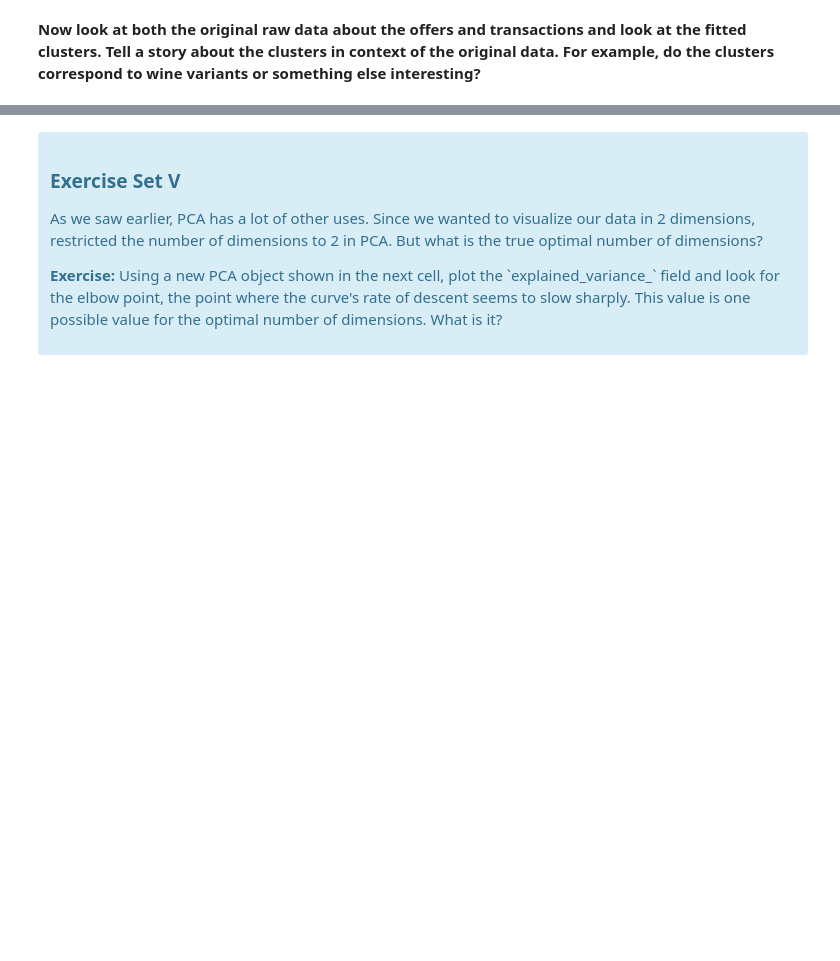
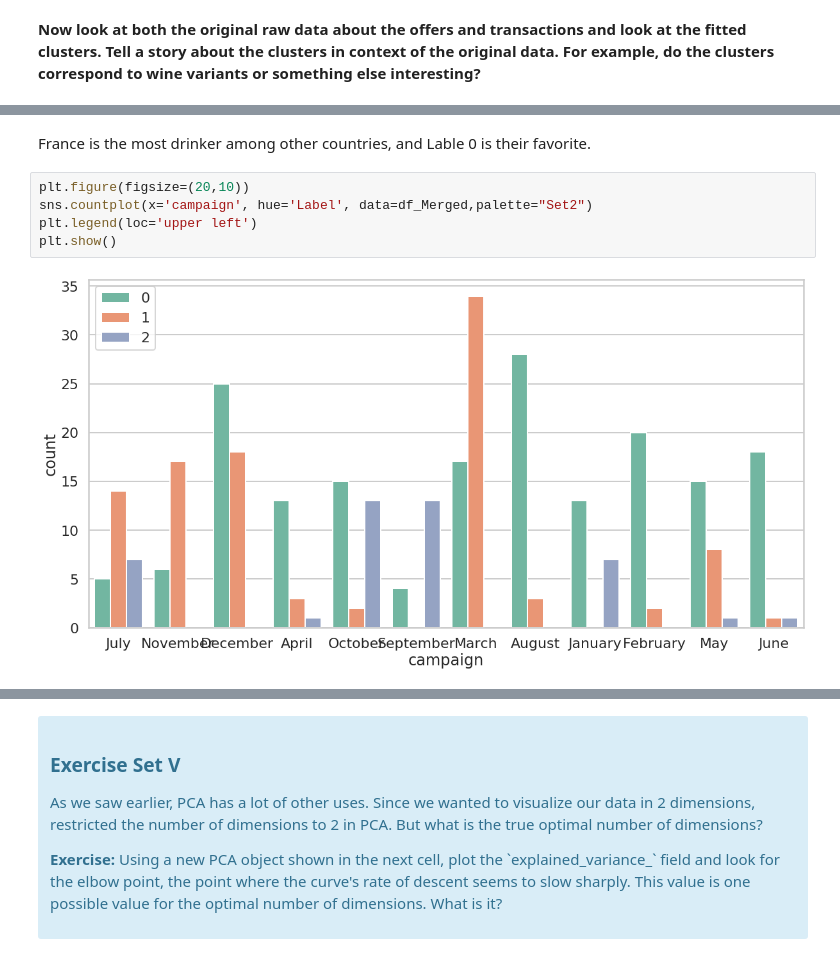
Before and after one commit to shabnami/Data-Science, a Jupyter notebook: clustering/Mini_Project_Clustering.ipynb, the cells around one changed output, grey strips where cells are left out. Drawn from its saved outputs; the diff is of its cells as text; blank space fills up the shorter version.

```diff
--- a/clustering/Mini_Project_Clustering.ipynb
+++ b/clustering/Mini_Project_Clustering.ipynb
@@ -399,0 +424,9 @@ A: As I pointed out in previous sections, Silhouette did not provide a substanti
+# %% [markdown]
+France is the most drinker among other countries, and Lable 0 is their favorite.
+# %%
+plt.figure(figsize=(20,10))
+sns.countplot(x='campaign', hue='Label', data=df_Merged,palette="Set2")
+plt.legend(loc='upper left')
+plt.show()
+# %% [output]
+[figure, added]
```
Also changed, not shown: parts of 25 cells of this notebook.
